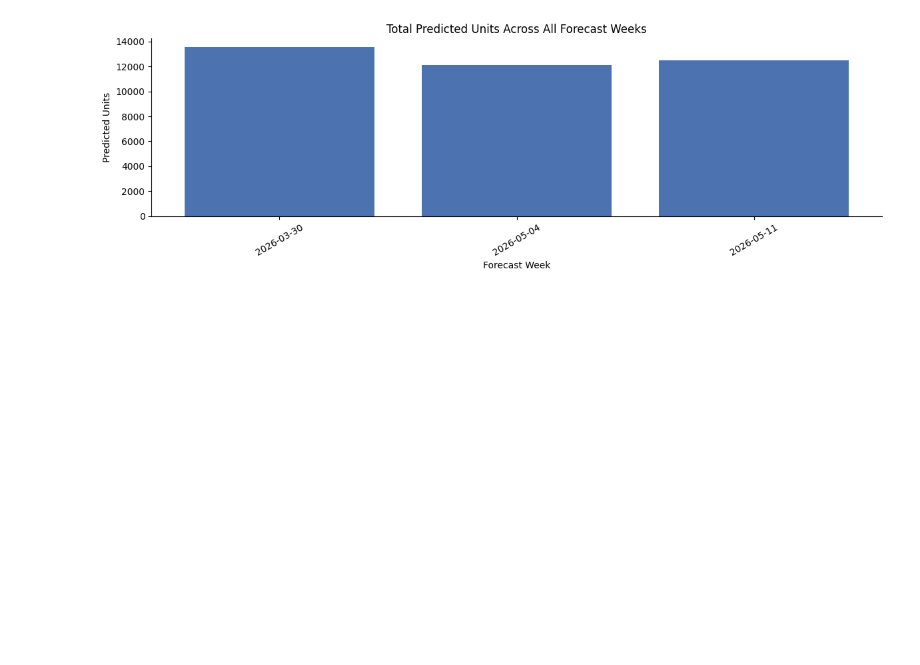
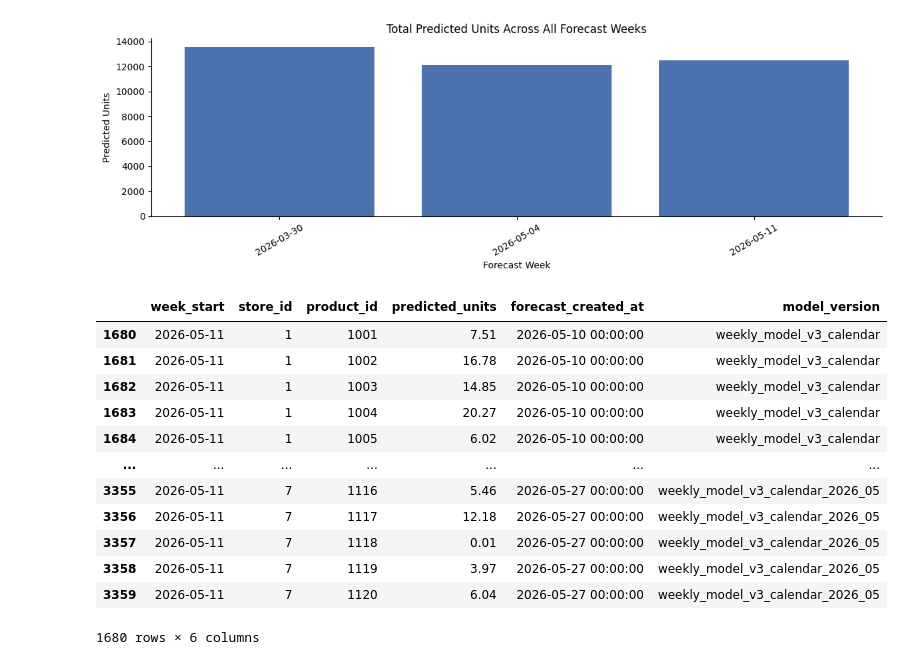
Before and after one commit to Bonaboss01/retail-sales-forecasting-genai, a Jupyter notebook: notebooks/15_weekly_forecast_analysis.ipynb, the cells around one changed output. Cells and saved outputs as stored; diff of their text form; code cells hidden in the pictures; blank space fills up the shorter version.

```diff
--- a/notebooks/15_weekly_forecast_analysis.ipynb
+++ b/notebooks/15_weekly_forecast_analysis.ipynb
@@ -293,3 +293,24 @@ else:
 | 1 | 2026-05-04 | weekly_model_v3_calendar | 12138.0 | 840 |
 | 2 | 2026-05-11 | weekly_model_v3_calendar | 12525.0 | 840 |
 [figure]
+# %%
+df_forecast = pd.read_csv("../data/outputs/weekly_forecasts.csv")
+# %%
+df_forecast["week_start"] = pd.to_datetime(df_forecast["week_start"])
+
+may11 = df_forecast[df_forecast["week_start"] == "2026-05-11"] & df_forecast["model_version"]==weekly_model_v
+may11
+# %% [output]
+|  | week_start | store_id | product_id | predicted_units | forecast_created_at | model_version |
+| 1680 | 2026-05-11 | 1 | 1001 | 7.51 | 2026-05-10 00:00:00 | weekly_model_v3_calendar |
+| 1681 | 2026-05-11 | 1 | 1002 | 16.78 | 2026-05-10 00:00:00 | weekly_model_v3_calendar |
+| 1682 | 2026-05-11 | 1 | 1003 | 14.85 | 2026-05-10 00:00:00 | weekly_model_v3_calendar |
+| 1683 | 2026-05-11 | 1 | 1004 | 20.27 | 2026-05-10 00:00:00 | weekly_model_v3_calendar |
+| 1684 | 2026-05-11 | 1 | 1005 | 6.02 | 2026-05-10 00:00:00 | weekly_model_v3_calendar |
+| ... | ... | ... | ... | ... | ... | ... |
+| 3355 | 2026-05-11 | 7 | 1116 | 5.46 | 2026-05-27 00:00:00 | weekly_model_v3_calendar_2026_05 |
+| 3356 | 2026-05-11 | 7 | 1117 | 12.18 | 2026-05-27 00:00:00 | weekly_model_v3_calendar_2026_05 |
+| 3357 | 2026-05-11 | 7 | 1118 | 0.01 | 2026-05-27 00:00:00 | weekly_model_v3_calendar_2026_05 |
+| 3358 | 2026-05-11 | 7 | 1119 | 3.97 | 2026-05-27 00:00:00 | weekly_model_v3_calendar_2026_05 |
+| 3359 | 2026-05-11 | 7 | 1120 | 6.04 | 2026-05-27 00:00:00 | weekly_model_v3_calendar_2026_05 |
+1680 rows × 6 columns
```
